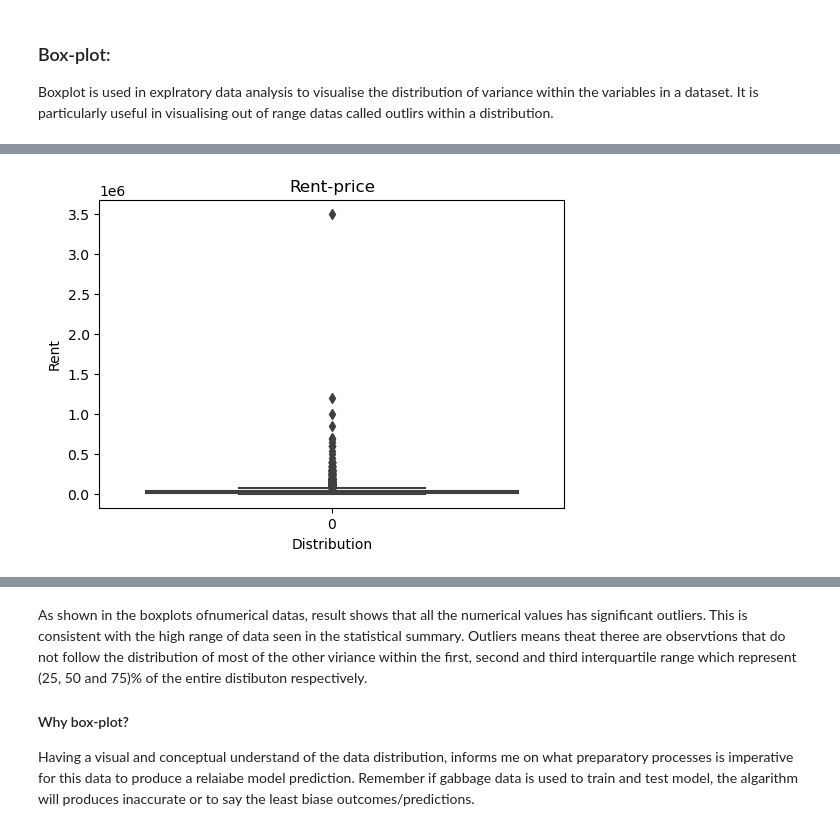
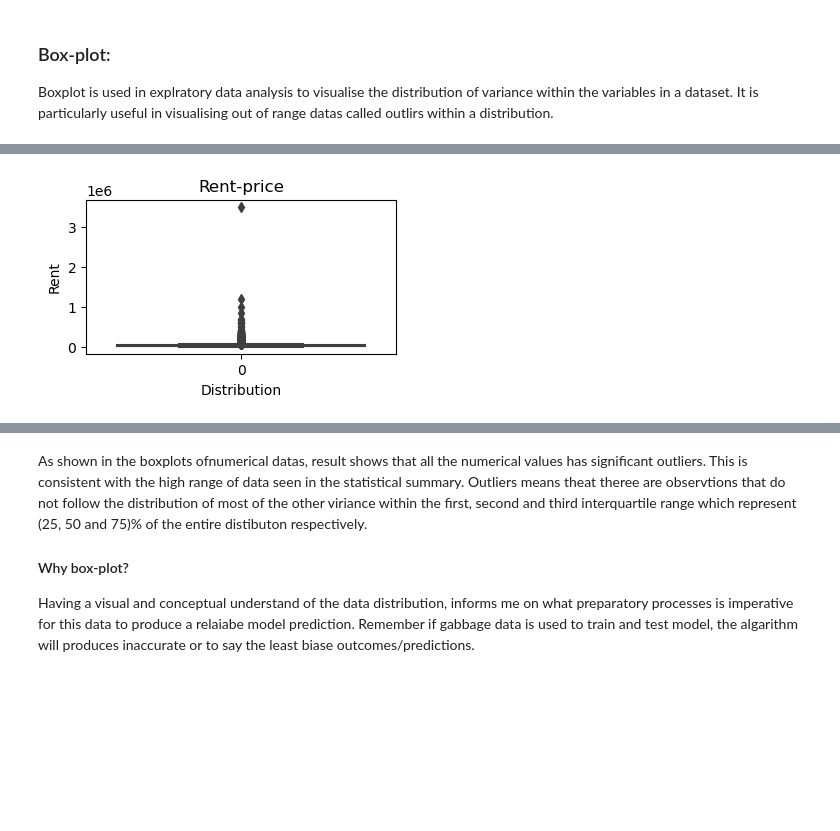
Before and after one commit to Ayomide-ola/Machine_learning-self-directed-, a Jupyter notebook: Regression_Models.ipynb, the cells around one changed output, grey strips where cells are left out. Drawn from its saved outputs; the diff is of its cells as text; code cells hidden in the pictures; blank space fills up the shorter version.

```diff
--- a/Regression_Models.ipynb
+++ b/Regression_Models.ipynb
@@ -214,10 +214,10 @@ plt.show()
 # %%
-plt.figure(figsize=(6,4))
+plt.figure(figsize=(4,2))
 sns.boxplot(data=df["Rent"])
 plt.xlabel('Distribution')
 plt.ylabel('Rent')
 plt.title('Rent-price')
 plt.show()
 # %% [output]
-[figure, old version]
+[figure, new version]
 # %%
```
Also changed, not shown: parts of 5 cells of this notebook.
